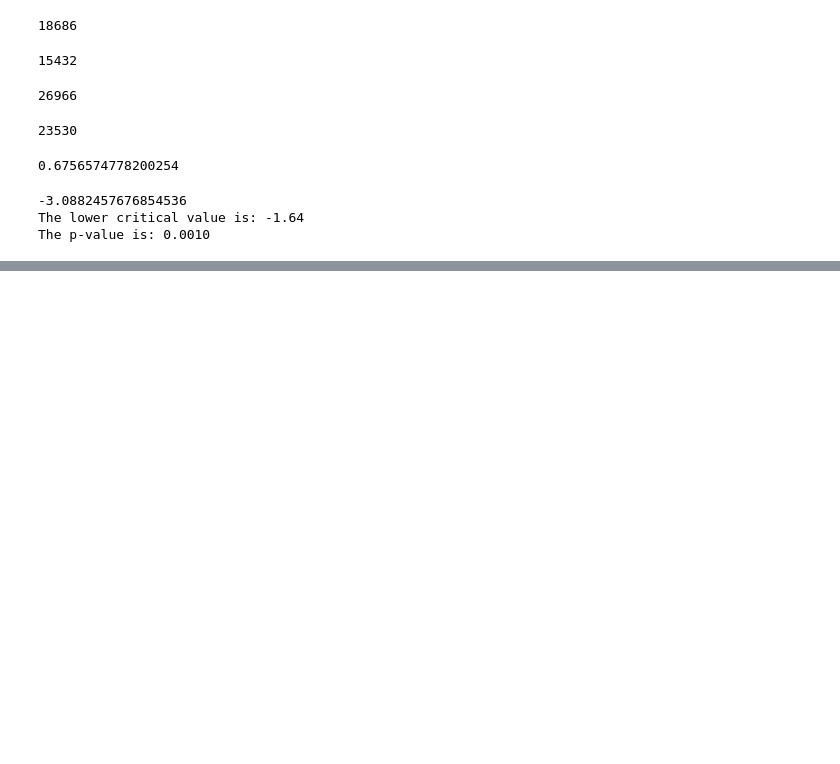
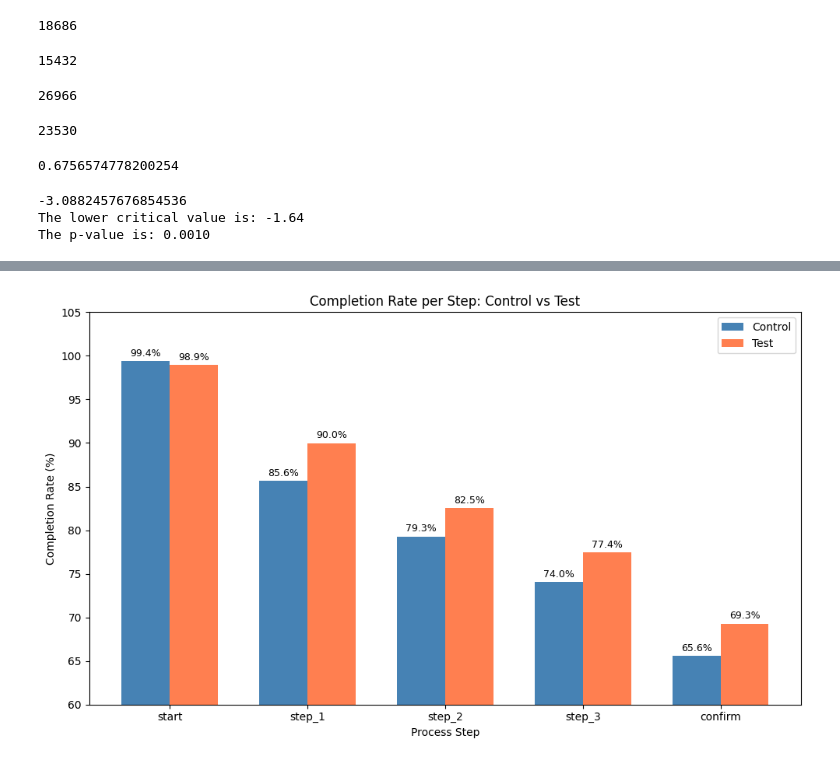
Before and after one commit to BMAS30/2nd-project, a Jupyter notebook: notebooks/alex.ipynb, the cells around one changed output, grey strips where cells are left out. Cells and saved outputs as stored; diff of their text form; code cells hidden in the pictures; blank space fills up the shorter version.

Commit message:
Steps completion Z test

```diff
--- a/notebooks/alex.ipynb
+++ b/notebooks/alex.ipynb
@@ -383,0 +433,35 @@ def two_
+# %%
+steps = ["start", "step_1", "step_2", "step_3", "confirm"]
+
+rates_control = [99.41, 85.64, 79.26, 74.04, 65.58]
+rates_test    = [98.92, 89.99, 82.54, 77.43, 69.29]
+
+x = np.arange(len(steps))
+width = 0.35
+
+fig, ax = plt.subplots(figsize=(10, 6))
+
+bars_control = ax.bar(x - width/2, rates_control, width, label="Control", color="steelblue")
+bars_test    = ax.bar(x + width/2, rates_test,    width, label="Test",    color="coral")
+
+
+for bar in bars_control:
+    ax.text(bar.get_x() + bar.get_width()/2, bar.get_height() + 0.3,
+            f"{bar.get_height():.1f}%", ha="center", va="bottom", fontsize=9)
+
+for bar in bars_test:
+    ax.text(bar.get_x() + bar.get_width()/2, bar.get_height() + 0.3,
+            f"{bar.get_height():.1f}%", ha="center", va="bottom", fontsize=9)
+
+ax.set_xlabel("Process Step")
+ax.set_ylabel("Completion Rate (%)")
+ax.set_title("Completion Rate per Step: Control vs Test")
+ax.set_xticks(x)
+ax.set_xticklabels(steps)
+ax.set_ylim(60, 105)
+ax.legend()
+
+plt.tight_layout()
+plt.show()
+# %% [output]
+[figure, added]
```
Also changed, not shown: parts of 12 cells of this notebook, 1 other file.
